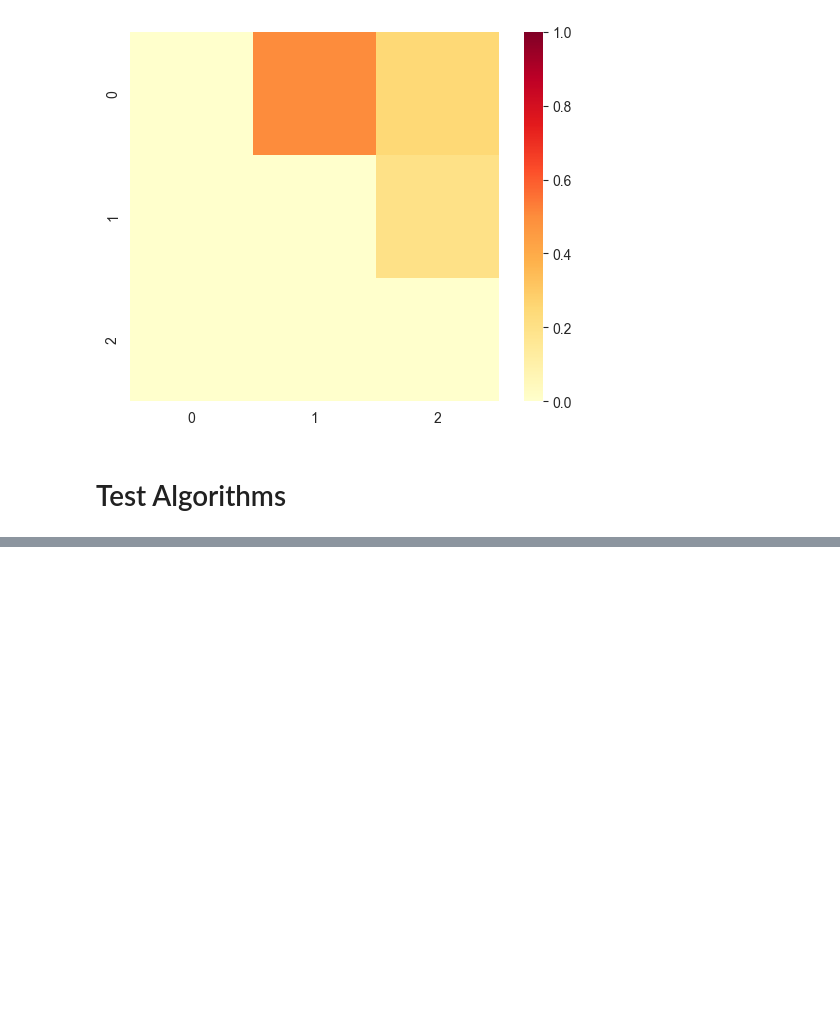
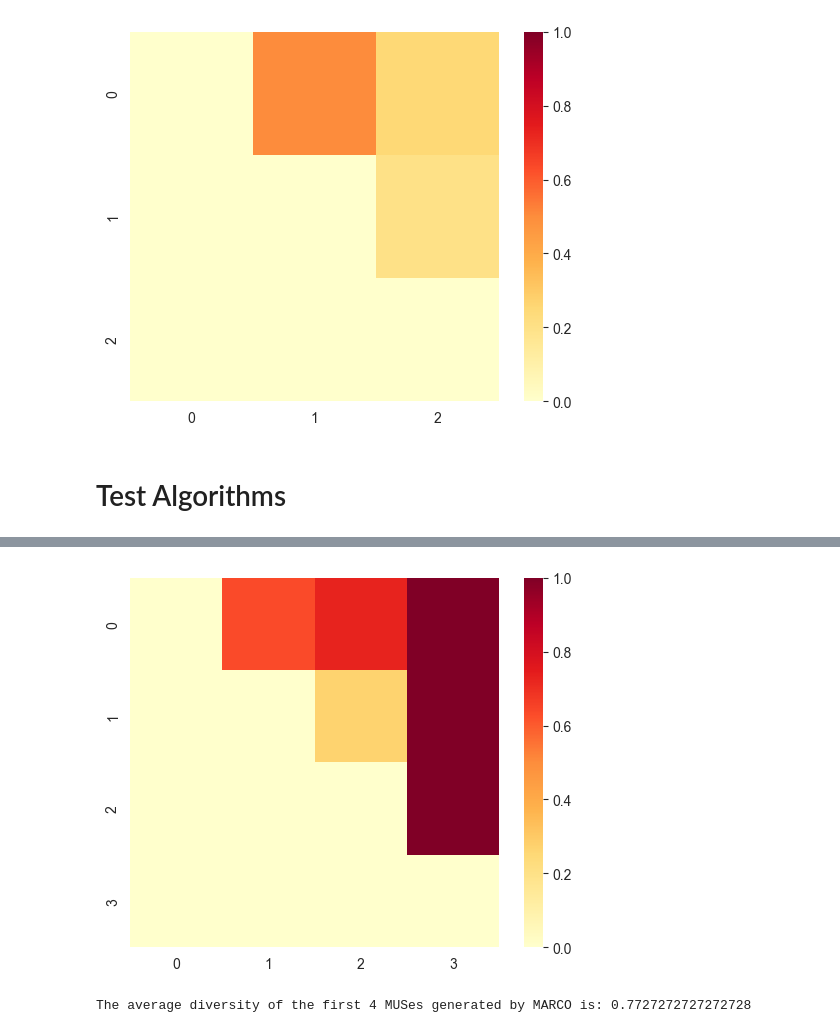
Before and after one commit to RobinHalford/cpmpy, a Jupyter notebook: cpmpy/tools/explain/tmp_tests.ipynb, the cells around one changed output, grey strips where cells are left out. Cells and saved outputs as stored; diff of their text form; code cells hidden in the pictures; blank space fills up the shorter version.

Commit message:
example for marco_diverse_greedy

```diff
--- a/cpmpy/tools/explain/tmp_tests.ipynb
+++ b/cpmpy/tools/explain/tmp_tests.ipynb
@@ -100,0 +100,15 @@ The most diverse combination are MUSes (0, 3, 7, 8), with average diversity of 1
+# %%
+result = []
+for i, (kind, subset) in enumerate(marco_diverse_greedy(model.constraints, solver="exact", map_solver="exact", return_mcs=False)):
+    result.append(frozenset(subset))
+    if i == 3:
+        break
+
+matrix = diversity_matrix(result)
+visualize_heatmap(matrix)
+
+avg = matrix[np.triu_indices_from(matrix, k=1)].mean()
+print(f"The average diversity of the first {len(result)} MUSes generated by MARCO is: {avg}")
+# %% [output]
+[figure, added]
+The average diversity of the first 4 MUSes generated by MARCO is: 0.7727272727272728
```
Also changed, not shown: parts of 3 cells of this notebook.
